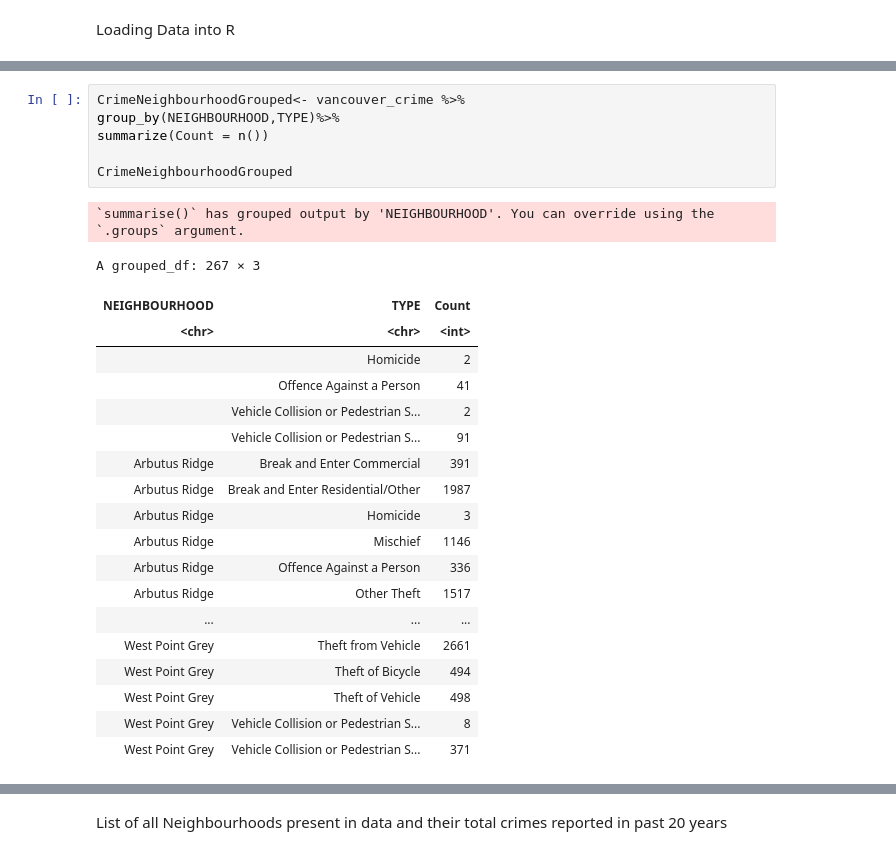
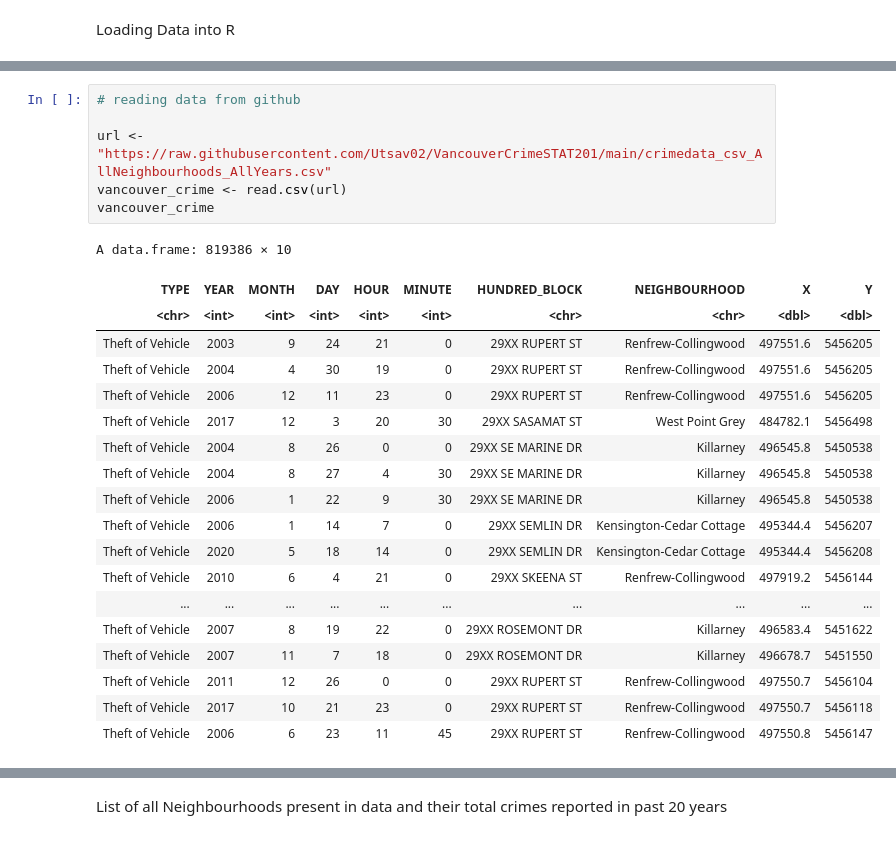
Before and after one commit to Utsav02/VancouverCrimeSTAT201, a Jupyter notebook: ProjectFile.ipynb, the cells around one changed output, grey strips where cells are left out. Cells and saved outputs as stored; diff of their text form.

```diff
--- a/ProjectFile.ipynb
+++ b/ProjectFile.ipynb
@@ -53,28 +44,26 @@ A data.frame: 6 × 10
-# %%
-CrimeNeighbourhoodGrouped<- vancouver_crime %>%
-group_by(NEIGHBOURHOOD,TYPE)%>%
-summarize(Count = n())
-
-CrimeNeighbourhoodGrouped
-# %% [output]
-`summarise()` has grouped output by 'NEIGHBOURHOOD'. You can override using the
-`.groups` argument.
-A grouped_df: 267 × 3
-| NEIGHBOURHOOD | TYPE | Count |
-| <chr> | <chr> | <int> |
-|  | Homicide | 2 |
-|  | Offence Against a Person | 41 |
-|  | Vehicle Collision or Pedestrian S... | 2 |
-|  | Vehicle Collision or Pedestrian S... | 91 |
-| Arbutus Ridge | Break and Enter Commercial | 391 |
-| Arbutus Ridge | Break and Enter Residential/Other | 1987 |
-| Arbutus Ridge | Homicide | 3 |
-| Arbutus Ridge | Mischief | 1146 |
-| Arbutus Ridge | Offence Against a Person | 336 |
-| Arbutus Ridge | Other Theft | 1517 |
-| ... | ... | ... |
-| West Point Grey | Theft from Vehicle | 2661 |
-| West Point Grey | Theft of Bicycle | 494 |
-| West Point Grey | Theft of Vehicle | 498 |
-| West Point Grey | Vehicle Collision or Pedestrian S... | 8 |
-| West Point Grey | Vehicle Collision or Pedestrian S... | 371 |
+# %%
+# reading data from github
+
+url <- "https://raw.githubusercontent.com/Utsav02/VancouverCrimeSTAT201/main/crimedata_csv_AllNeighbourhoods_AllYears.csv"
+vancouver_crime <- read.csv(url)
+vancouver_crime
+# %% [output]
+A data.frame: 819386 × 10
+| TYPE | YEAR | MONTH | DAY | HOUR | MINUTE | HUNDRED_BLOCK | NEIGHBOURHOOD | X | Y |
+| <chr> | <int> | <int> | <int> | <int> | <int> | <chr> | <chr> | <dbl> | <dbl> |
+| Theft of Vehicle | 2003 | 9 | 24 | 21 | 0 | 29XX RUPERT ST | Renfrew-Collingwood | 497551.6 | 5456205 |
+| Theft of Vehicle | 2004 | 4 | 30 | 19 | 0 | 29XX RUPERT ST | Renfrew-Collingwood | 497551.6 | 5456205 |
+| Theft of Vehicle | 2006 | 12 | 11 | 23 | 0 | 29XX RUPERT ST | Renfrew-Collingwood | 497551.6 | 5456205 |
+| Theft of Vehicle | 2017 | 12 | 3 | 20 | 30 | 29XX SASAMAT ST | West Point Grey | 484782.1 | 5456498 |
+| Theft of Vehicle | 2004 | 8 | 26 | 0 | 0 | 29XX SE MARINE DR | Killarney | 496545.8 | 5450538 |
+| Theft of Vehicle | 2004 | 8 | 27 | 4 | 30 | 29XX SE MARINE DR | Killarney | 496545.8 | 5450538 |
+| Theft of Vehicle | 2006 | 1 | 22 | 9 | 30 | 29XX SE MARINE DR | Killarney | 496545.8 | 5450538 |
+| Theft of Vehicle | 2006 | 1 | 14 | 7 | 0 | 29XX SEMLIN DR | Kensington-Cedar Cottage | 495344.4 | 5456207 |
+| Theft of Vehicle | 2020 | 5 | 18 | 14 | 0 | 29XX SEMLIN DR | Kensington-Cedar Cottage | 495344.4 | 5456208 |
+| Theft of Vehicle | 2010 | 6 | 4 | 21 | 0 | 29XX SKEENA ST | Renfrew-Collingwood | 497919.2 | 5456144 |
+| ... | ... | ... | ... | ... | ... | ... | ... | ... | ... |
+| Theft of Vehicle | 2007 | 8 | 19 | 22 | 0 | 29XX ROSEMONT DR | Killarney | 496583.4 | 5451622 |
+| Theft of Vehicle | 2007 | 11 | 7 | 18 | 0 | 29XX ROSEMONT DR | Killarney | 496678.7 | 5451550 |
+| Theft of Vehicle | 2011 | 12 | 26 | 0 | 0 | 29XX RUPERT ST | Renfrew-Collingwood | 497550.7 | 5456104 |
+| Theft of Vehicle | 2017 | 10 | 21 | 23 | 0 | 29XX RUPERT ST | Renfrew-Collingwood | 497550.7 | 5456118 |
+| Theft of Vehicle | 2006 | 6 | 23 | 11 | 45 | 29XX RUPERT ST | Renfrew-Collingwood | 497550.8 | 5456147 |
```
Also changed, not shown: parts of 25 cells of this notebook.
